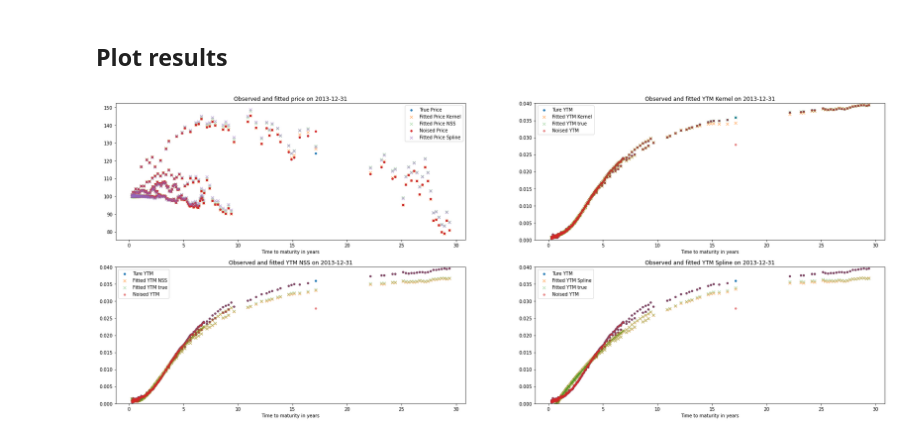
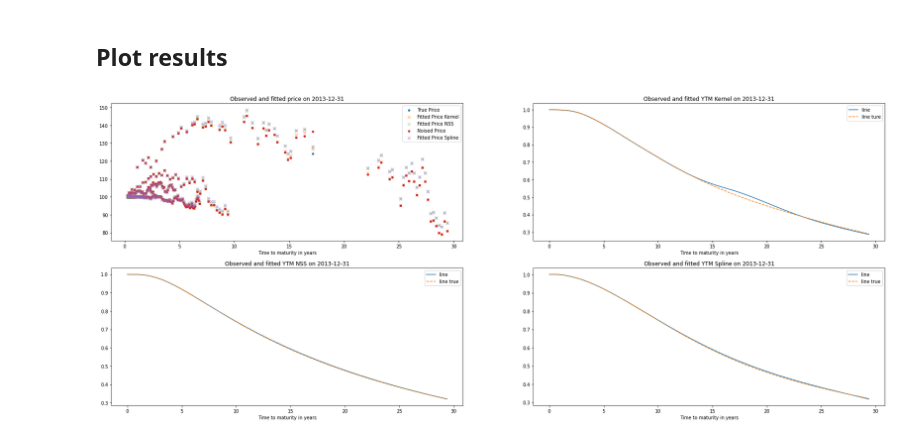
Before and after one commit to Lindi1907/Robust-Machine-Learning-for-Yield-Curve-Estimation, a Jupyter notebook: code&data/KR_example.ipynb, the cells around one changed output. Saved outputs shown, nothing was run; the diff lists cells and outputs as text; code cells hidden in the pictures.

```diff
--- a/code&data/KR_example.ipynb
+++ b/code&data/KR_example.ipynb
@@ -617,40 +621,47 @@ for i in range(M):
 # %%
 # plot
 fig=plt.figure(figsize=(30,12))
 ax_1,ax_2, ax_3, ax_4=fig.add_subplot(2, 2, 1), fig.add_subplot(2,2,2), fig.add_subplot(2,2,3), fig.add_subplot(2,2,4)
 
 
 ax_1.scatter(ttm/365, dict_data[date]['B'], marker='o', s=15, label='True Price');
 ax_1.scatter(ttm/365, B_fitted, marker='x',alpha=0.5,  label='Fitted Price Kernel');
 ax_1.scatter(ttm/365, B_fitted_nss, marker='x', alpha=0.3, label='Fitted Price NSS');
 ax_1.scatter(ttm/365, noise_data_full["B"], marker='o', s=15, label='Noised Price');
 ax_1.scatter(ttm/365, B_fitted_Spline, marker='x',alpha=0.5, label='Fitted Price Spline')
 
-ax_2.scatter(ttm/365, dict_data[date]['ytm'], marker='o', s=15, label='Ture YTM');
-ax_2.scatter(ttm/365, ytm_fitted_noise, marker='x',alpha=0.5, label='Fitted YTM Kernel');
-ax_2.scatter(ttm/365, ytm_fitted, marker='x',alpha=0.3, label='Fitted YTM true');
-ax_2.scatter(ttm/365, noise_data_full["ytm"], marker='o',alpha=0.5 , s=15, label='Noised YTM')
 
-ax_3.scatter(ttm/365, dict_data[date]['ytm'], marker='o', s=15, label='Ture YTM');
-ax_3.scatter(ttm/365, ytm_fitted_noise_nss, marker='x',alpha=0.5, label='Fitted YTM NSS');
-ax_3.scatter(ttm/365, ytm_fitted_nss, marker='x',alpha=0.3, label='Fitted YTM true');
-ax_3.scatter(ttm/365, noise_data_full["ytm"], marker='o',alpha=0.5 , s=15, label='Noised YTM')
+# ax_2.scatter(ttm/365, dict_data[date]['ytm'], marker='o', s=15, label='Ture YTM');
+# ax_2.scatter(ttm/365, ytm_fitted_noise, marker='x',alpha=0.5, label='Fitted YTM Kernel');
+ax_2.plot(np.arange(1,1+max_ttm)/365, noise_fit["g_solved"][:max_ttm], label= "line")
+ax_2.plot(np.arange(1,1+max_ttm)/365, dict_fit["2013-12-31"]["g_solved"][:max_ttm], linestyle='--', label= "line ture")
+# ax_2.scatter(ttm/365, ytm_fitted, marker='x',alpha=0.3, label='Fitted YTM true');
+# ax_2.scatter(ttm/365, noise_data_full["ytm"], marker='o',alpha=0.5 , s=15, label='Noised YTM')
 
-ax_4.scatter(ttm/365, dict_data[date]['ytm'], marker='o', s=15, label='Ture YTM');
-ax_4.scatter(ttm/365, ytm_fitted_noise_sp, marker='x',alpha=0.5, label='Fitted YTM Spline');
-ax_4.scatter(ttm/365, ytm_fitted_spline, marker='x',alpha=0.3, label='Fitted YTM true');
-ax_4.scatter(ttm/365, noise_data_full["ytm"], marker='o',alpha=0.5 , s=15, label='Noised YTM')
+# ax_3.scatter(ttm/365, dict_data[date]['ytm'], marker='o', s=15, label='Ture YTM');
+# ax_3.scatter(ttm/365, ytm_fitted_noise_nss, marker='x',alpha=0.5, label='Fitted YTM NSS');
+# ax_3.scatter(ttm/365, ytm_fitted_nss, marker='x',alpha=0.3, label='Fitted YTM true');
+ax_3.plot(np.arange(1,1+max_ttm)/365, g_x_n[:max_ttm], label= "line");
+ax_3.plot(np.arange(1,1+max_ttm)/365, g_x[:max_ttm], linestyle='--', label= "line true")
+# ax_3.scatter(ttm/365, noise_data_full["ytm"], marker='o',alpha=0.5 , s=15, label='Noised YTM')
+
+# ax_4.scatter(ttm/365, dict_data[date]['ytm'], marker='o', s=15, label='Ture YTM');
+# ax_4.scatter(ttm/365, ytm_fitted_noise_sp, marker='x',alpha=0.5, label='Fitted YTM Spline');
+ax_4.plot(x_new_noise, g_x_spline_noise, label= "line")
+ax_4.plot(x_new, g_x_spline, linestyle='--', label= "line true")
+# ax_4.scatter(ttm/365, ytm_fitted_spline, marker='x',alpha=0.3, label='Fitted YTM true');
+# ax_4.scatter(ttm/365, noise_data_full["ytm"], marker='o',alpha=0.5 , s=15, label='Noised YTM')
 
 ax_1.set_title('Observed and fitted price on {}'.format(date));
 ax_2.set_title('Observed and fitted YTM Kernel on {}'.format(date));
 ax_3.set_title('Observed and fitted YTM NSS on {}'.format(date));
 ax_4.set_title('Observed and fitted YTM Spline on {}'.format(date))
 
 for ax in [ax_1, ax_2, ax_3, ax_4]:
     ax.legend();
     ax.set_xlabel('Time to maturity in years');
 
-for ax in [ax_2, ax_3, ax_4]:
-    ax.set_ylim([0,0.04])
+# for ax in [ax_2, ax_3, ax_4]:
+#     ax.set_ylim([0,0.05])
 # %% [output]
-[figure, old version]
+[figure, new version]
```
Also changed, not shown: parts of 6 cells of this notebook.
